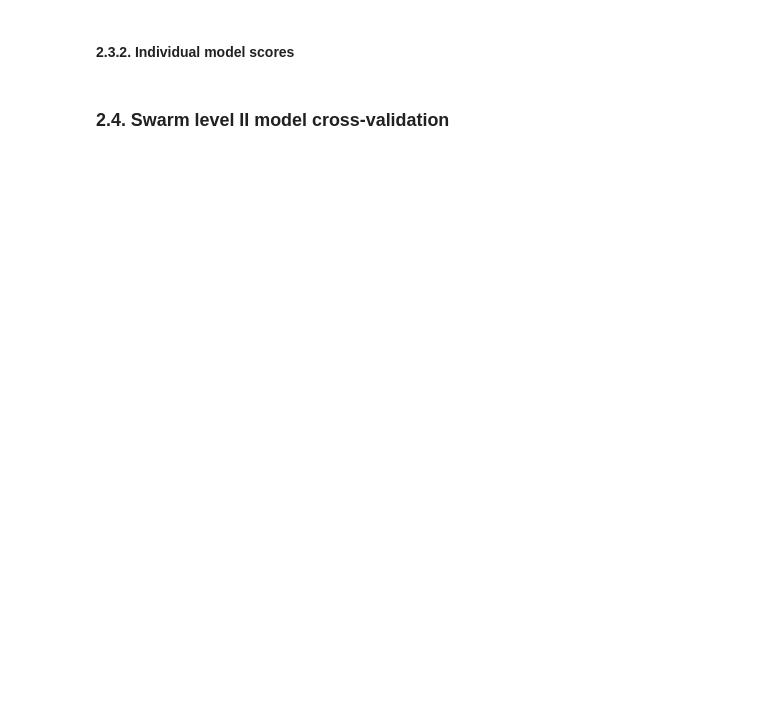
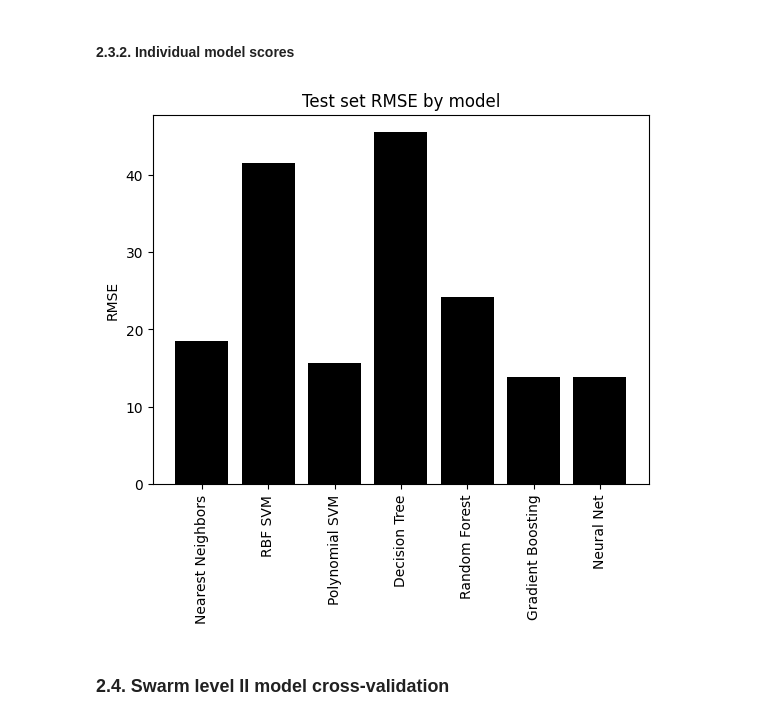
Before and after one commit to gperdrizet/ensembleswarm, a Jupyter notebook: examples/regression_calorie_burn.ipynb, the cells around one changed output. Saved outputs shown, nothing was run; the diff lists cells and outputs as text; code cells hidden in the pictures; blank space fills up the shorter version.

```diff
--- a/examples/regression_calorie_burn.ipynb
+++ b/examples/regression_calorie_burn.ipynb
@@ -350,11 +326,13 @@ plt.show()
 # %% [markdown]
 #### 2.3.2. Individual model scores
 # %%
-plt.title('Test set RMSLE by model')
-plt.bar(swarm_rmsle_df['model'], height=swarm_rmsle_df['RMSLE'], color = 'black')
-plt.ylabel('RMSLE')
+plt.title('Test set RMSE by model')
+plt.bar(swarm_rmse_df['model'], height=swarm_rmse_df['RMSE'], color = 'black')
+plt.ylabel('RMSE')
 plt.xticks(rotation=90)
 plt.show()
+# %% [output]
+[figure, added]
 # %% [markdown]
 ### 2.4. Swarm level II model cross-validation
 # %%
```
Also changed, not shown: parts of 17 cells of this notebook, 4 other files.
